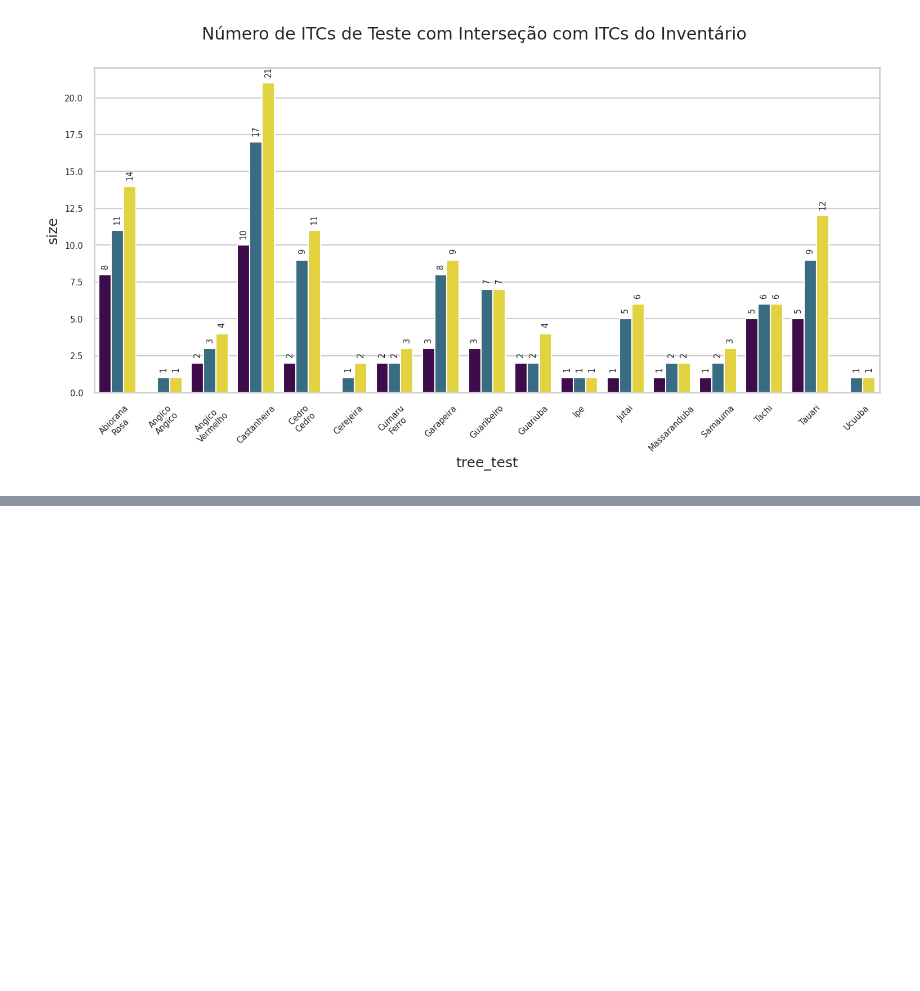
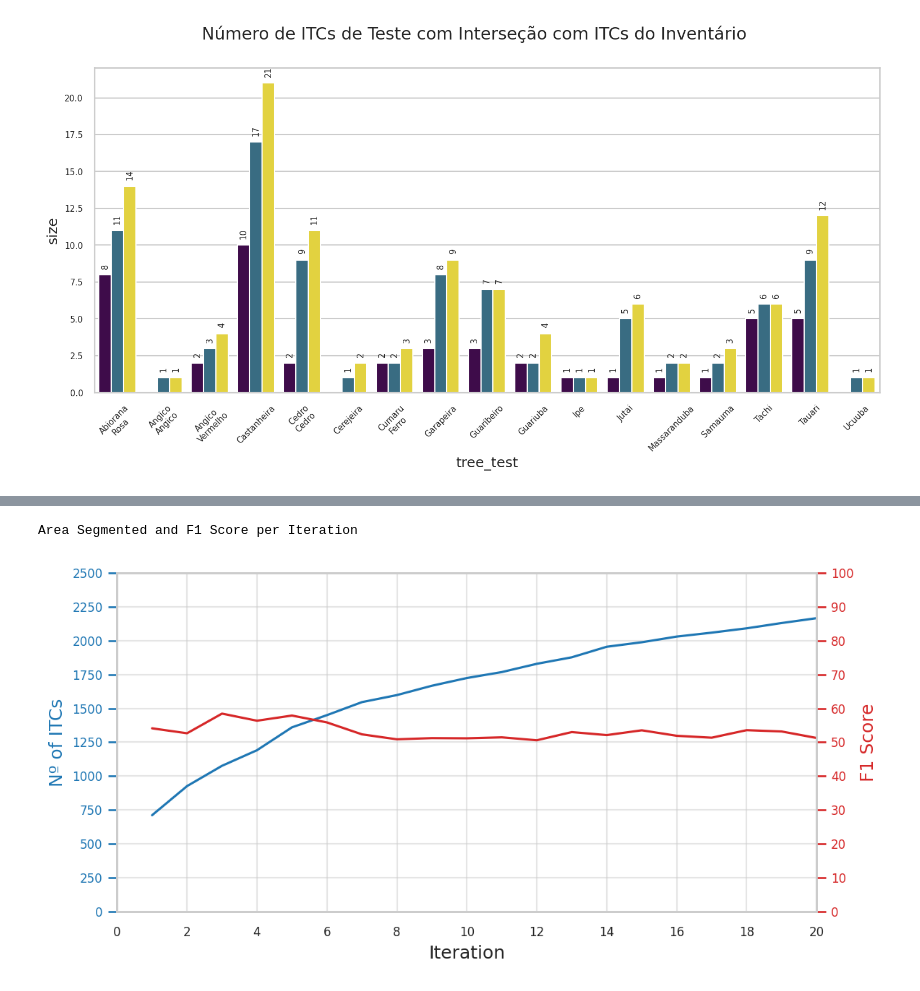
Before and after one commit to Green-AI-Lab-GAIA/multi-task-fcn, a Jupyter notebook: exploration_notebooks/compute_f1_score_based_on_inventory.ipynb, the cells around one changed output, grey strips where cells are left out. Saved outputs shown, nothing was run; the diff lists cells and outputs as text; code cells hidden in the pictures; blank space fills up the shorter version.

```diff
--- a/exploration_notebooks/compute_f1_score_based_on_inventory.ipynb
+++ b/exploration_notebooks/compute_f1_score_based_on_inventory.ipynb
@@ -412,0 +414,13 @@ for p in ax.patches:
+# %%
+OUTPUT_PATH_ALL_LABELS_STATS = join(DATA_PATH, "all_labels_stats.parquet")
+
+# carregando dados sobre cada iteracao
+all_iter_stats = Parallel(n_jobs=N_JOBS)(
+    delayed(get_iter_stats)(iter_folder, "all_labels_set.tif")
+    for iter_folder in iter_folders
+)
+
+# all_iter_stats corresponde dados gerados para o banco de imagens
+all_labels_stats = pd.concat(all_iter_stats)
+
+all_labels_stats["tree_name"] = all_labels_stats["tree_type"].map(id_tree);
@@ -412,0 +558,55 @@ for p in ax.patches:
+# %%
+df_f1_score_avg = df_f1_comp_by_iter_by_tree.groupby("iter_num", as_index=False)["f1_score"].mean()
+count_tree_by_iter = all_labels_stats.groupby("iter_num", as_index=False)["label"].nunique()
+count_tree_by_iter.rename(columns={"label": "n_trees"}, inplace=True)
+# %%
+fig, ax1 = plt.subplots(figsize=(8, 4), dpi=150)
+
+# Use azul escuro aqui
+color = "tab:blue"
+ax1 = sns.lineplot(
+    x=count_tree_by_iter["iter_num"].astype(int),
+    y=count_tree_by_iter["n_trees"],
+    color=color
+)
+ax1.set_xlabel("Iteration")
+ax1.set_xlim(0, 20)
+ax1.set_xticks(range(0, 21, 2))
+
+
+ax1.tick_params(axis="y", labelcolor=color, colors=color)
+ax1.set_ylabel("Nº of ITCs", color=color)
+ax1.set_yticks(np.linspace(0, 2500, 11))
+
+
+ax1.grid(alpha=0.5)
+
+# Create a second y-axis to plot the F1-score
+ax2 = ax1.twinx()
+color = "tab:red"
+sns.lineplot(
+    x=df_f1_score_avg["iter_num"].astype(int),
+    y=df_f1_score_avg["f1_score"],
+    color=color,
+    ax=ax2
+)
+ax2.set_ylabel("F1 Score", color=color)
+ax2.tick_params(axis="y", labelcolor=color, colors=color)
+ax2.set_yticks(np.linspace(0, 1, len(ax1.get_yticks())))
+ax2.grid(False)
+# format ax2 y labels to percent
+ax2.yaxis.set_major_formatter(FuncFormatter(lambda y, _: f"{y*100:.0f}"))
+
+ax1.set_yticklabels(ax1.get_yticklabels(), fontdict={"fontsize": 8})
+ax1.set_xticklabels(ax1.get_xticklabels(), fontdict={"fontsize": 8})
+ax2.set_yticklabels(ax2.get_yticklabels(), fontdict={"fontsize": 8})
+
+print("Area Segmented and F1 Score per Iteration")
+fig.tight_layout()
+
+# savefig as pdf
+# fig.savefig(join(FIG_PATH,"n_trees_vs_f1_score_comp.pdf"), format="pdf")
+plt.show()
+# %% [output]
+Area Segmented and F1 Score per Iteration
+[figure, added]
```
Also changed, not shown: parts of 12 cells of this notebook.
